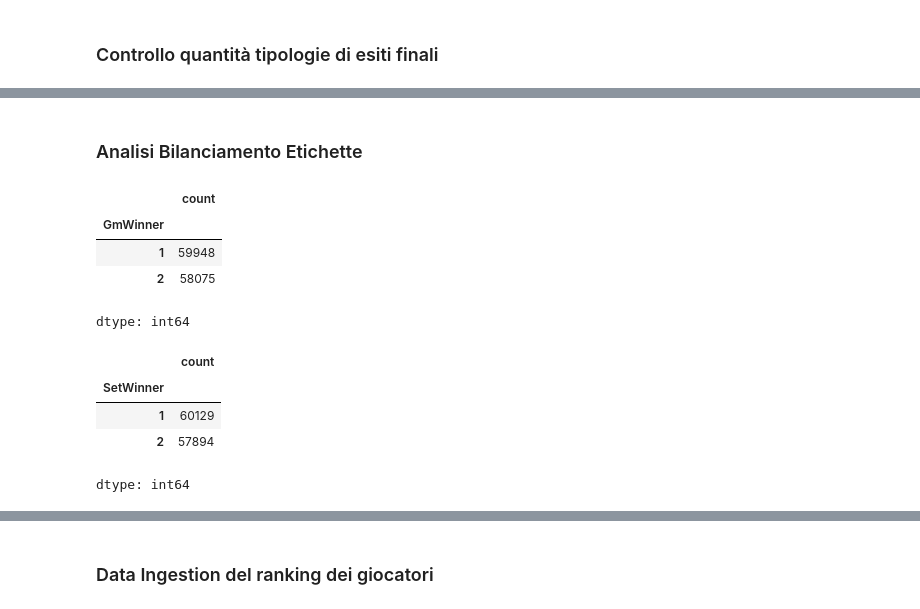
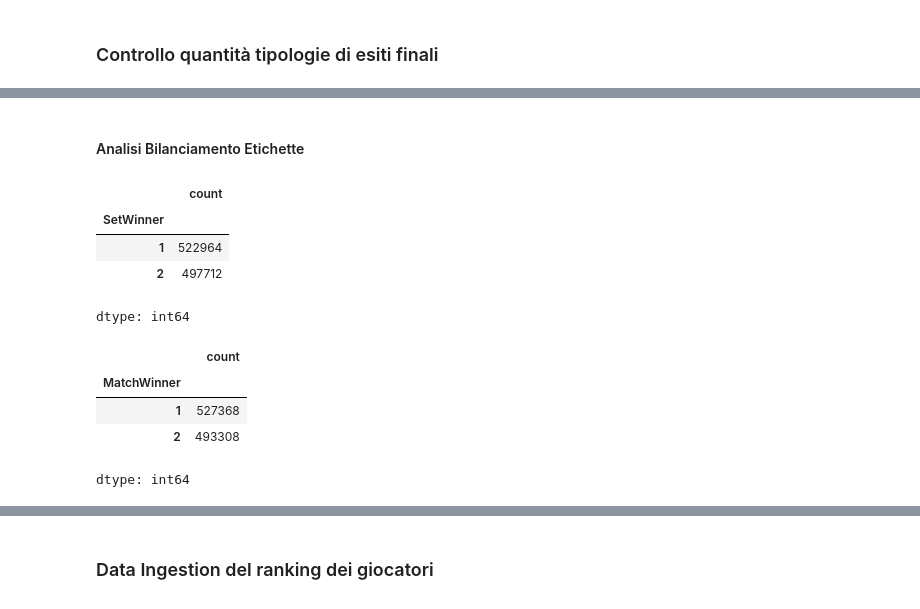
Before and after one commit to oraziotorre/MomentumShiftAI, a Jupyter notebook: TennisDataGenerator.ipynb, the cells around one changed output, grey strips where cells are left out. Drawn from its saved outputs; the diff is of its cells as text; code cells hidden in the pictures.

```diff
--- a/TennisDataGenerator.ipynb
+++ b/TennisDataGenerator.ipynb
@@ -63,0 +180,12 @@ Warning: total number of rows (731739) exceeds max_rows (20000). Falling back to
+# %%
+# Trova i match_id da escludere
+invalid_match_ids = dataset.loc[dataset['Gm1'] > 60, 'match_id'].unique()
+
+# Filtra via tutte le righe con quei match_id
+dataset = dataset[~dataset['match_id'].isin(invalid_match_ids)]
+# %%
+# Trova i match_id da escludere (Set1 o Set2 > 2)
+invalid_match_ids = dataset.loc[(dataset['Set1'] > 2) | (dataset['Set2'] > 2), 'match_id'].unique()
+
+# Filtra via tutte le righe con quei match_id
+dataset = dataset[~dataset['match_id'].isin(invalid_match_ids)]
@@ -255,3 +385,5 @@ Warning: total number of rows (731739) exceeds max_rows (20000). Falling back to
+# %%
+dataset = dataset.drop(columns=['1st', '2nd'], errors='ignore')
 # %% [markdown]
 ### Controllo quantità tipologie di esiti finali
 # %%
@@ -424,0 +414,16 @@ Warning: total number of rows (118023) exceeds max_rows (20000). Falling back to
+# %%
+# 1. Crea identificatore univoco del set (combinazione match_id e somma set)
+dataset['SetID'] = dataset['match_id'].astype(str) + '_' + (dataset['Set1'] + dataset['Set2']).astype(str)
+
+# 2. Conta i punti all'interno di ciascun set
+dataset['PtSet'] = dataset.groupby('SetID').cumcount() + 1
+
+# 3. Calcola il vincitore di ciascun set (ultimo punto del set)
+set_winners = dataset.groupby('SetID')['PtWinner'].last()
+dataset['SetWinner'] = dataset['SetID'].map(set_winners)
+
+# 4. Calcola il vincitore del match (ultimo punto del match)
+match_winners = dataset.groupby('match_id')['PtWinner'].last()
+dataset['MatchWinner'] = dataset['match_id'].map(match_winners)
+
+dataset
@@ -425,22 +445,22 @@ Warning: total number of rows (118023) exceeds max_rows (20000). Falling back to
 # %% [markdown]
-### Analisi Bilanciamento Etichette
+#### Analisi Bilanciamento Etichette
 # %%
-simboli_finali = new_dataset['GmWinner'].value_counts()
+simboli_finali = dataset['SetWinner'].value_counts()
 
 simboli_finali
 # %% [output]
 |  | count |
-| GmWinner |  |
-| 1 | 59948 |
-| 2 | 58075 |
+| SetWinner |  |
+| 1 | 522964 |
+| 2 | 497712 |
 dtype: int64
 # %%
-simboli_finali = new_dataset['SetWinner'].value_counts()
+simboli_finali = dataset['MatchWinner'].value_counts()
 
 simboli_finali
 # %% [output]
 |  | count |
-| SetWinner |  |
-| 1 | 60129 |
-| 2 | 57894 |
+| MatchWinner |  |
+| 1 | 527368 |
+| 2 | 493308 |
 dtype: int64
```
Also changed, not shown: parts of 32 cells of this notebook.
